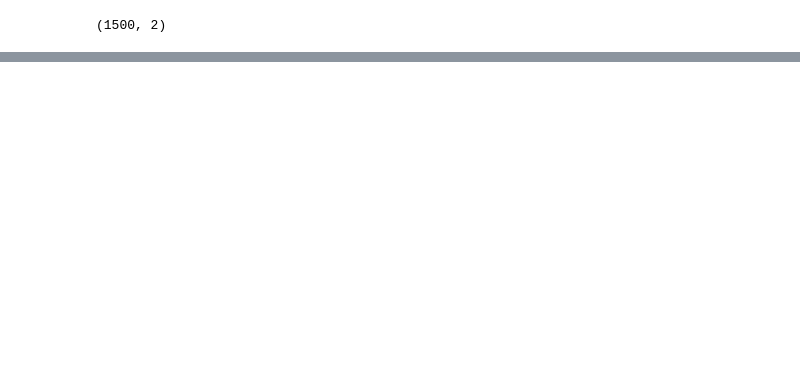
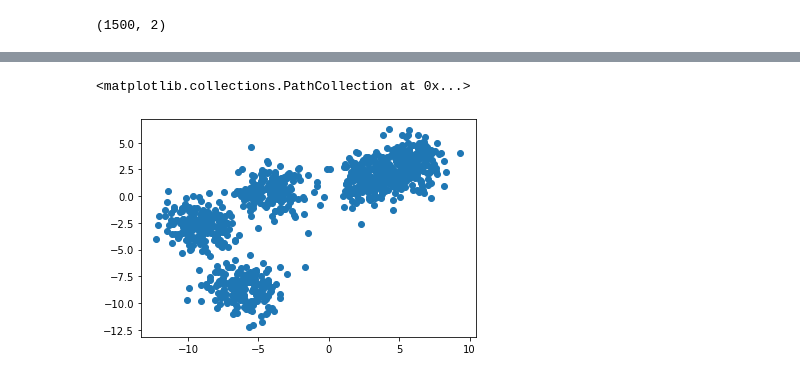
Before and after one commit to julia-komleva/ml-course-2021, a Jupyter notebook: 02_unsupervised_learning.ipynb, the cells around one changed output, grey strips where cells are left out. Saved outputs shown, nothing was run; the diff lists cells and outputs as text; code cells hidden in the pictures; blank space fills up the shorter version.

```diff
--- a/02_unsupervised_learning.ipynb
+++ b/02_unsupervised_learning.ipynb
@@ -139,0 +257,8 @@ plt.scatter(X[:, 0], X[:, 1], c = clusters);
+# %%
+import matplotlib.pyplot as plt
+from sklearn.datasets import make_blobs
+X, Y = make_blobs(n_samples = 1000, n_features=2, centers=5, cluster_std = 1.2, random_state=17)
+plt.scatter(X[:,0], X[:,1])
+# %% [output]
+<matplotlib.collections.PathCollection at 0x...>
+[figure, added]
```
Also changed, not shown: parts of 31 cells of this notebook, 13 other files.
